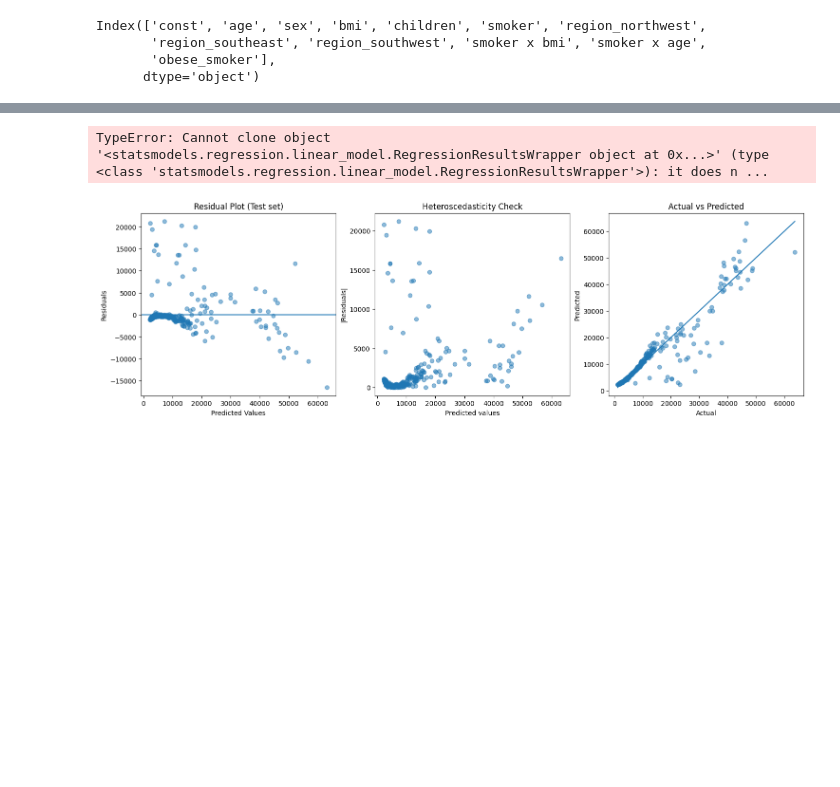
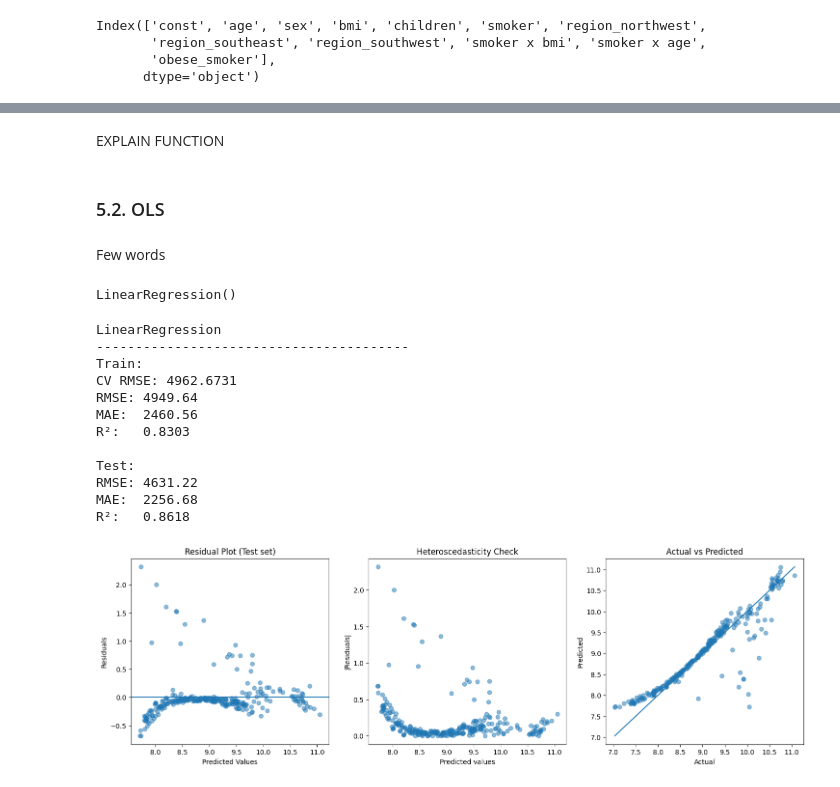
Before and after one commit to NikifBi/Medical_Costs_Regression_Analysis, a Jupyter notebook: Medical Costs.ipynb, the cells around one changed output, grey strips where cells are left out. Drawn from its saved outputs; the diff is of its cells as text; code cells hidden in the pictures; blank space fills up the shorter version.

```diff
--- a/Medical Costs.ipynb
+++ b/Medical Costs.ipynb
@@ -824,0 +828,3 @@ strong multicollinearity or other numerical problems.
+# %%
+X_train = X_train.drop(columns='const')
+X_test = X_test.drop(columns='const')
@@ -861,18 +871,12 @@ We firstly write an evaluation function that will calculate all relevant metrics
 # %%
 def evaluate_model(model, X_train, X_test, y_train, y_test, log = True, name = ''):
 
+    ### List to store scores
     scores = []
 
-    ### Get model name
-    if hasattr(model, "model"):
-        model_name = type(model.model).__name__
-    else:
-        model_name = type(model).__name__
-
-    ### Specify name if not given manually
+    ### If no name provided manually, use model class name
     if name == '':
-        name = model_name
-
+        name = model.__class__.__name__
 
     ### Calculate CV RMSE
     CV_RMSE = cross_val_rmse(model, X_train, y_train, log = log, n_splits = 5)
@@ -931,3 +935,5 @@ def evaluate_model(model, X_train, X_test, y_train, y_test, log = True, name = '
     print(f"R²:   {test_r2:.4f}")
 
     return scores
+# %% [markdown]
+EXPLAIN FUNCTION
@@ -934,34 +980,29 @@ def evaluate_model(model, X_train, X_test, y_train, y_test, log = True, name = '
+# %% [markdown]
+### 5.2. OLS
+# %% [markdown]
+Few words
+# %%
+### Initialize model
+lr = LinearRegression()
+
+### Fit model on training data
+lr.fit(X_train, y_train)
+# %% [output]
+LinearRegression()
 # %%
-scores = evaluate_model(model, X_train, X_test, y_train, y_test, log = True)
-print('-'*10)
-print(scores)
+evaluate_model(lr, X_train, X_test, y_train, y_test, log = True)
+graph_residuals(lr, X_test, y_test)
 # %% [output]
-TypeError: Cannot clone object '<statsmodels.regression.linear_model.RegressionResultsWrapper object at 0x...>' (type <class 'statsmodels.regression.linear_model.RegressionResultsWrapper'>): it does n ...
+LinearRegression
+----------------------------------------
+Train:
+CV RMSE: 4962.6731
+RMSE: 4949.64
+MAE:  2460.56
+R²:   0.8303
+
+Test:
+RMSE: 4631.22
+MAE:  2256.68
+R²:   0.8618
+[figure, added]
-# %%
-residuals_test = y_test_true - y_test_pred
-
-fig, axes = plt.subplots(1, 3, figsize=(18, 5))
-
-### Residual plot on test set
-axes[0].scatter(y_test_pred, residuals_test, alpha=0.5)
-axes[0].axhline(0)
-axes[0].set_xlabel('Predicted Values')
-axes[0].set_ylabel('Residuals')
-axes[0].set_title('Residual Plot (Test set)')
-
-### Heteroscedasticity check on test set
-axes[1].scatter(y_test_pred, np.abs(residuals_test), alpha=0.5)
-axes[1].set_xlabel("Predicted values")
-axes[1].set_ylabel("|Residuals|")
-axes[1].set_title("Heteroscedasticity Check")
-
-### Actual vs Predicted on test set
-axes[2].scatter(y_test_true, y_test_pred, alpha=0.5)
-axes[2].plot([y_test_true.min(), y_test_true.max()], [y_test_true.min(), y_test_true.max()])
-axes[2].set_xlabel("Actual")
-axes[2].set_ylabel("Predicted")
-axes[2].set_title("Actual vs Predicted")
-
-plt.show()
-# %% [output]
-[figure, removed]
```
Also changed, not shown: parts of 43 cells of this notebook.
